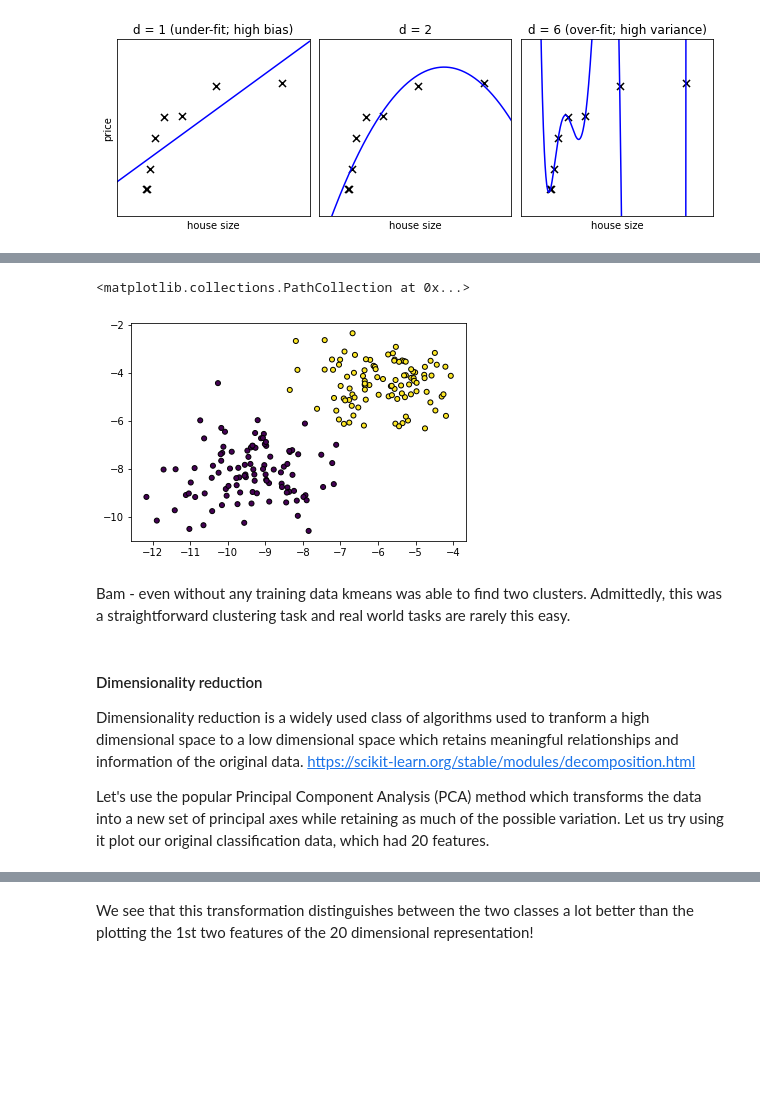
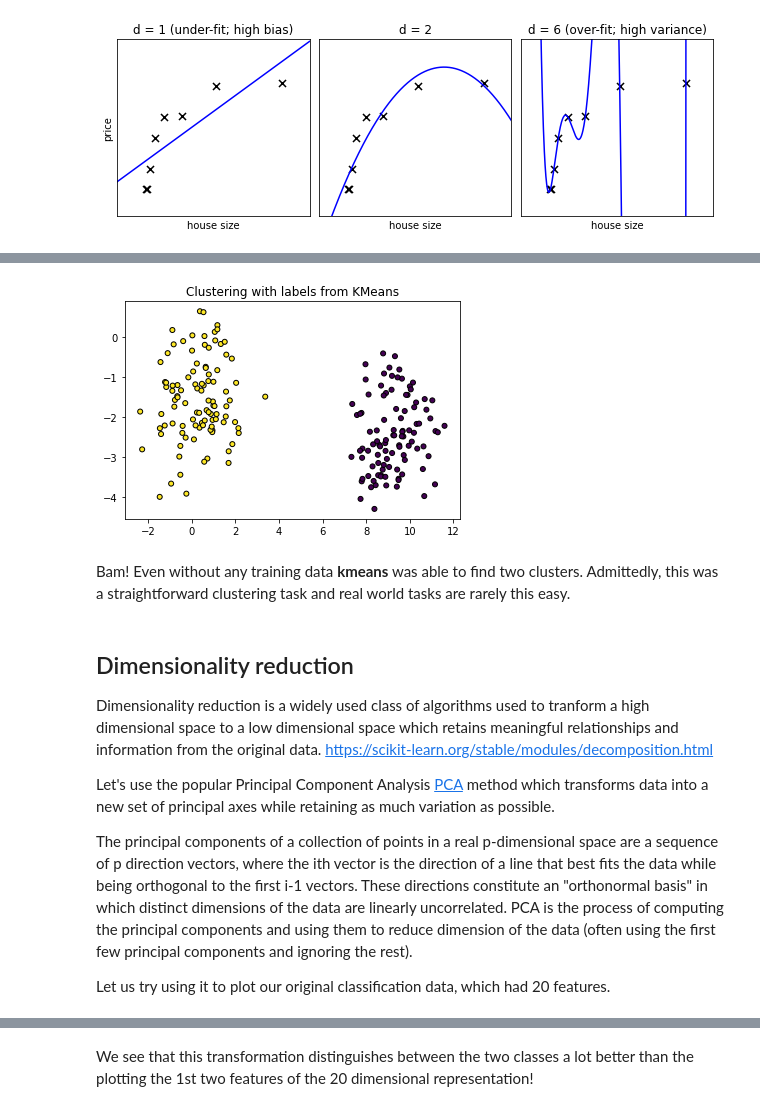
Before and after one commit to UChicago-Thinking-Deep-Learning-Course/Tutorials-Homework-Notebooks, a Jupyter notebook: week-1/tutorial_1_machine_learning_pipelines.ipynb, the cells around one changed output, grey strips where cells are left out. Drawn from its saved outputs; the diff is of its cells as text; code cells hidden in the pictures; blank space fills up the shorter version.

```diff
--- a/week-1/tutorial_1_machine_learning_pipelines.ipynb
+++ b/week-1/tutorial_1_machine_learning_pipelines.ipynb
@@ -184,17 +331,22 @@ array([1, 1, 1, 0, 0, 0, 1, 1, 1, 1], dtype=int32)
 # %%
+plt.title("Clustering with labels from KMeans")
 plt.scatter(X_blob[:, 0], X_blob[:, 1], marker='o', c=kmeans.labels_, s=25, edgecolor='k')
+plt.show()
 # %% [output]
-<matplotlib.collections.PathCollection at 0x...>
-[figure, old version]
+[figure, new version]
 # %% [markdown]
-Bam - even without any training data kmeans was able to find two clusters. Admittedly, this was a straightforward clustering task and real world tasks are rarely this easy.
+Bam! Even without any training data **kmeans** was able to find two clusters. Admittedly, this was a straightforward clustering task and real world tasks are rarely this easy.
 # %% [markdown]
-#### Dimensionality reduction
+## Dimensionality reduction
 
-Dimensionality reduction is a widely used class of algorithms used to tranform a high dimensional space to a low dimensional space which retains meaningful relationships and information of the original data.
+Dimensionality reduction is a widely used class of algorithms used to tranform a high dimensional space to a low dimensional space which retains meaningful relationships and information from the original data.
 https://scikit-learn.org/stable/modules/decomposition.html
 
-Let's use the popular Principal Component Analysis (PCA) method which transforms the data into a new set of principal axes while retaining as much of the possible variation. Let us try using it plot our original classification data, which had 20 features.
+Let's use the popular Principal Component Analysis [PCA](https://en.wikipedia.org/wiki/Principal_component_analysis?utm_source=thenewstack&utm_medium=website&utm_campaign=platform) method which transforms data into a new set of principal axes while retaining as much variation as possible.
+
+The principal components of a collection of points in a real p-dimensional space are a sequence of p direction vectors, where the ith vector is the direction of a line that best fits the data while being orthogonal to the first i-1 vectors. These directions constitute an "orthonormal basis" in which distinct dimensions of the data are linearly uncorrelated. PCA is the process of computing the principal components and using them to reduce dimension of the data (often using the first few principal components and ignoring the rest).
+
+Let us try using it to plot our original classification data, which had 20 features.
 # %%
 from sklearn.decomposition import PCA
 # %%
```
Also changed, not shown: parts of 82 cells of this notebook, 2 other files.
